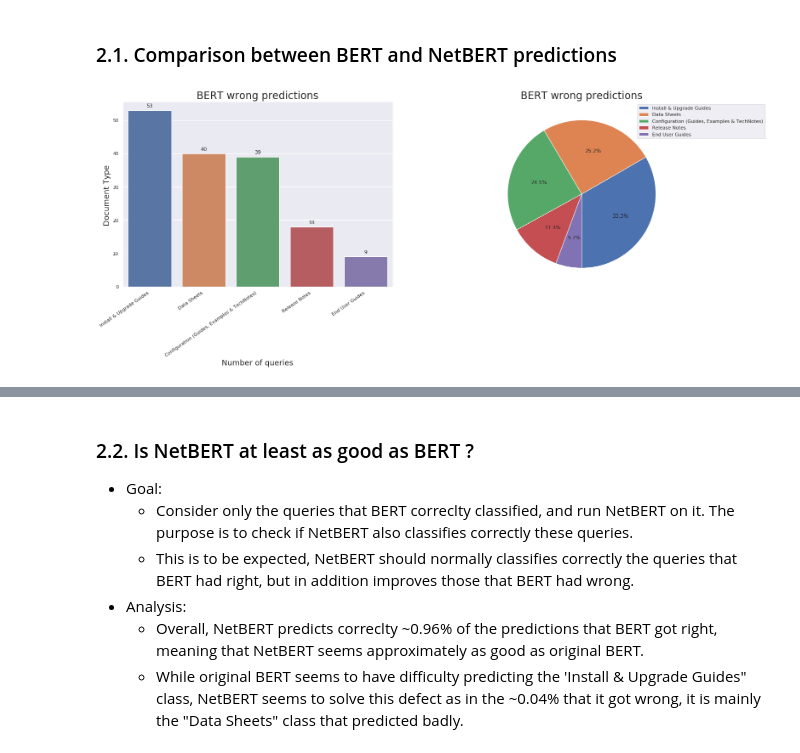
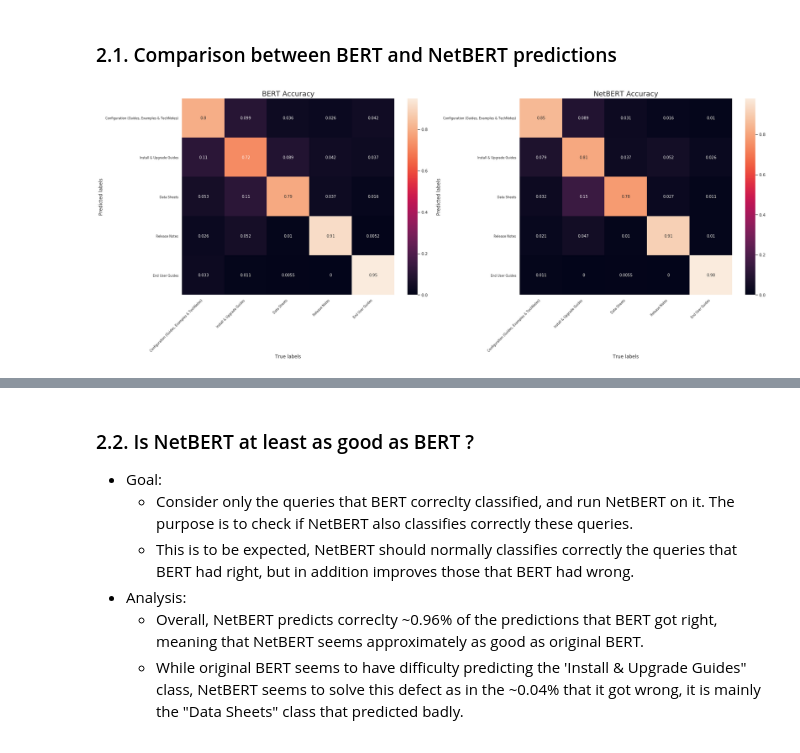
Before and after one commit to ant-louis/netbert, a Jupyter notebook: Code/Extrinsic_evaluation/Classification/BERT_vs_NetBERT_predictions.ipynb, the cells around one changed output, grey strips where cells are left out. Drawn from its saved outputs; the diff is of its cells as text; code cells hidden in the pictures.

```diff
--- a/Code/Extrinsic_evaluation/Classification/BERT_vs_NetBERT_predictions.ipynb
+++ b/Code/Extrinsic_evaluation/Classification/BERT_vs_NetBERT_predictions.ipynb
@@ -142,6 +232,2 @@ with open(os.path.join(dirpath, 'map_classes.json')) as f:
 # %% [markdown]
 ### 2.1. Comparison between BERT and NetBERT predictions
-# %%
-plot_repartition(df_bert_wrong, "BERT wrong predictions")
-# %% [output]
-[figure, removed]
@@ -149,0 +234,7 @@ plot_repartition(df_netbert_wrong, "NetBERT wrong predictions")
+# %%
+# Compare accuracy.
+bert_result = load_results(dirpath='/raid/antoloui/Master-thesis/Code/Extrinsic_evaluation/Classification/output/bert_base_cased/', filepath='scores.json')
+netbert_result = load_results(dirpath='/raid/antoloui/Master-thesis/Code/Extrinsic_evaluation/Classification/output/netbert-1880000/', filepath='scores.json')
+compare_accuracy(bert_cm=bert_result['conf_matrix'], netbert_cm=netbert_result['conf_matrix'], classes=list(class_mappings.values()))
+# %% [output]
+[figure, added]
```
Also changed, not shown: parts of 12 cells of this notebook.
